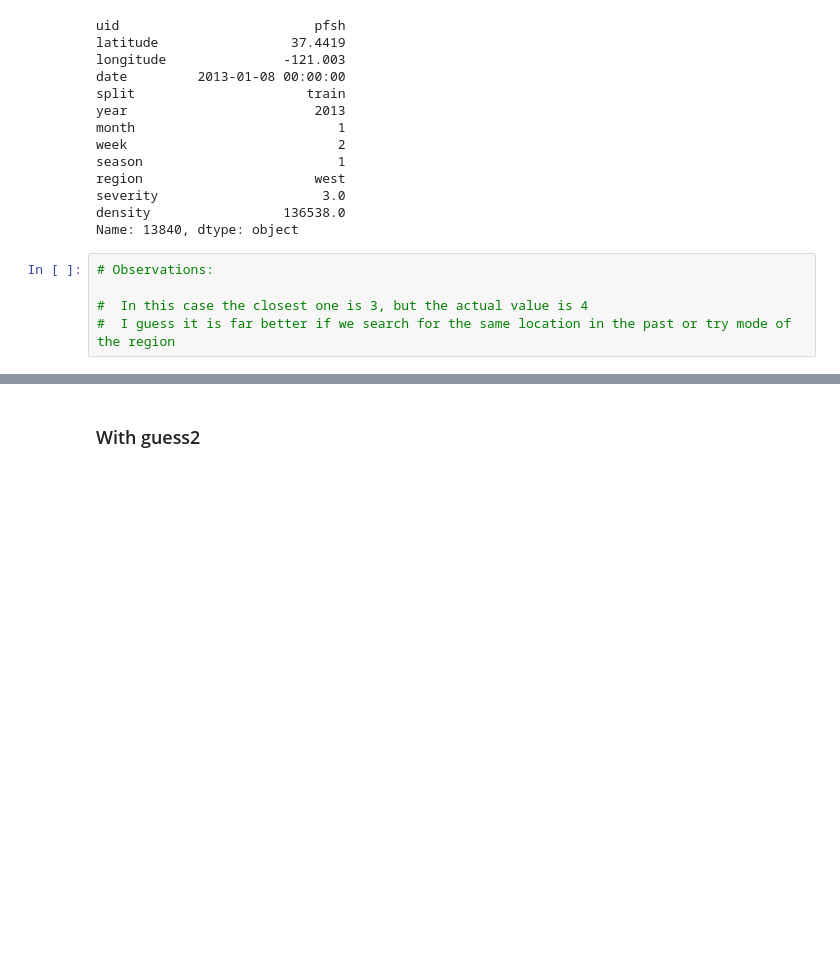
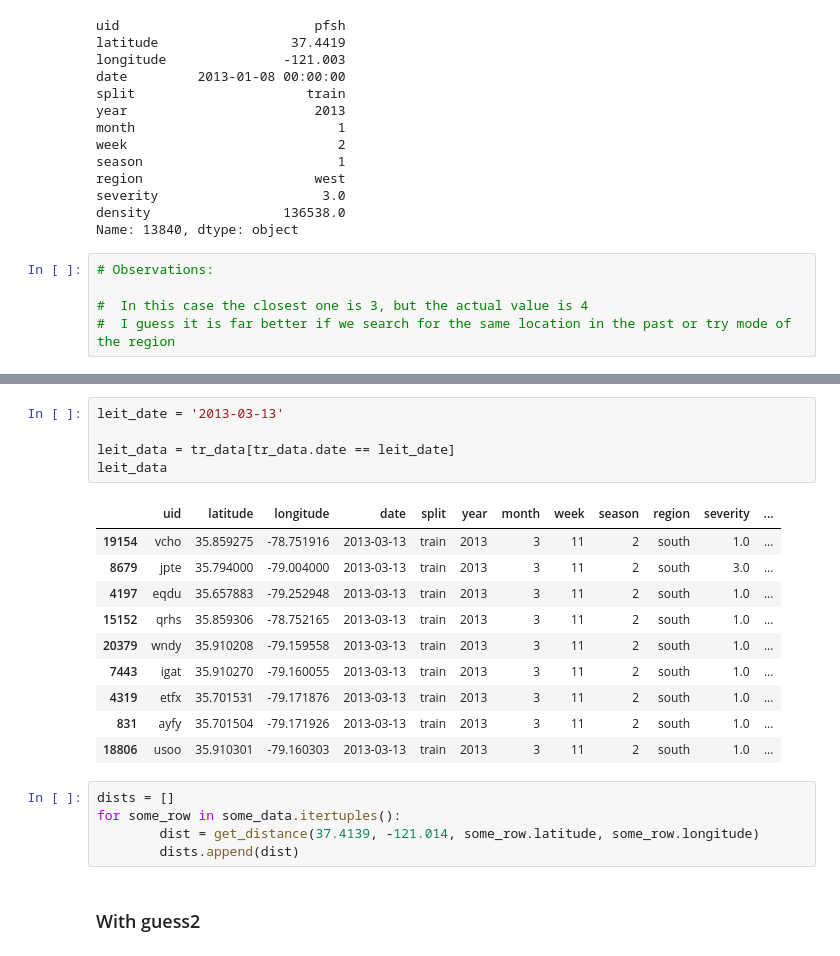
Before and after one commit to k-loki/Algal-bloom-Identification, a Jupyter notebook: notebooks/model_mtdata.ipynb, the cells around one changed output, grey strips where cells are left out. Cells and saved outputs as stored; diff of their text form; blank space fills up the shorter version.

```diff
--- a/notebooks/model_mtdata.ipynb
+++ b/notebooks/model_mtdata.ipynb
@@ -367,3 +440,24 @@ Name: 13840, dtype: object
+# %%
+leit_date = '2013-03-13'
+
+leit_data = tr_data[tr_data.date == leit_date]
+leit_data
+# %% [output]
+|  | uid | latitude | longitude | date | split | year | month | week | season | region | severity | ... |
+| 19154 | vcho | 35.859275 | -78.751916 | 2013-03-13 | train | 2013 | 3 | 11 | 2 | south | 1.0 | ... |
+| 8679 | jpte | 35.794000 | -79.004000 | 2013-03-13 | train | 2013 | 3 | 11 | 2 | south | 3.0 | ... |
+| 4197 | eqdu | 35.657883 | -79.252948 | 2013-03-13 | train | 2013 | 3 | 11 | 2 | south | 1.0 | ... |
+| 15152 | qrhs | 35.859306 | -78.752165 | 2013-03-13 | train | 2013 | 3 | 11 | 2 | south | 1.0 | ... |
+| 20379 | wndy | 35.910208 | -79.159558 | 2013-03-13 | train | 2013 | 3 | 11 | 2 | south | 1.0 | ... |
+| 7443 | igat | 35.910270 | -79.160055 | 2013-03-13 | train | 2013 | 3 | 11 | 2 | south | 1.0 | ... |
+| 4319 | etfx | 35.701531 | -79.171876 | 2013-03-13 | train | 2013 | 3 | 11 | 2 | south | 1.0 | ... |
+| 831 | ayfy | 35.701504 | -79.171926 | 2013-03-13 | train | 2013 | 3 | 11 | 2 | south | 1.0 | ... |
+| 18806 | usoo | 35.910301 | -79.160303 | 2013-03-13 | train | 2013 | 3 | 11 | 2 | south | 1.0 | ... |
+# %%
+dists = []
+for some_row in some_data.itertuples():
+        dist = get_distance(37.4139, -121.014, some_row.latitude, some_row.longitude)
+        dists.append(dist)
 # %% [markdown]
 ### With guess2
 # %%
```
Also changed, not shown: parts of 22 cells of this notebook.
